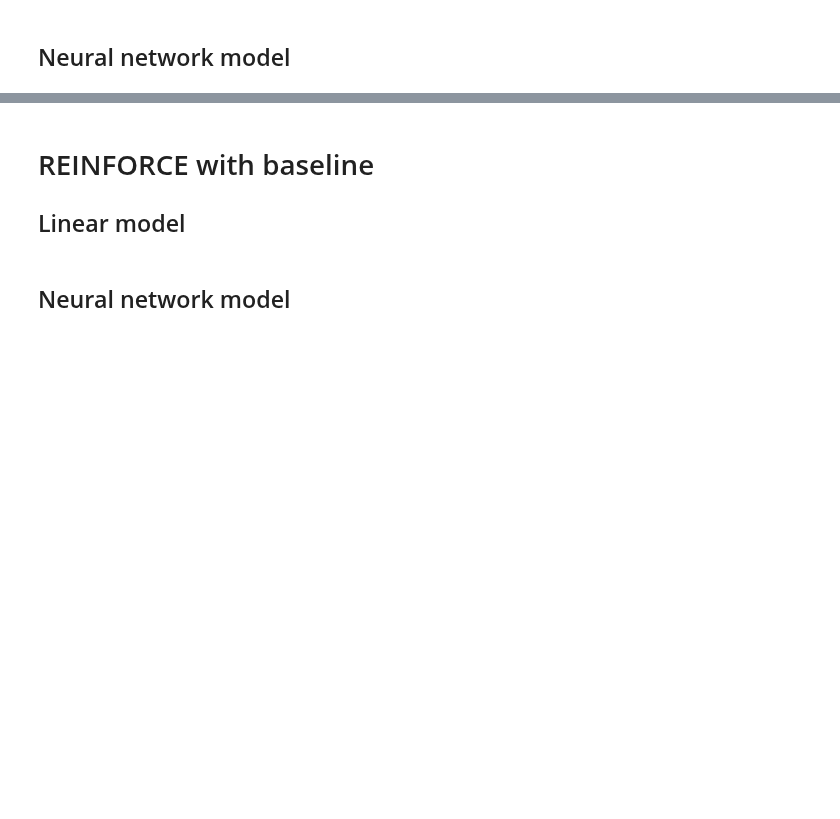
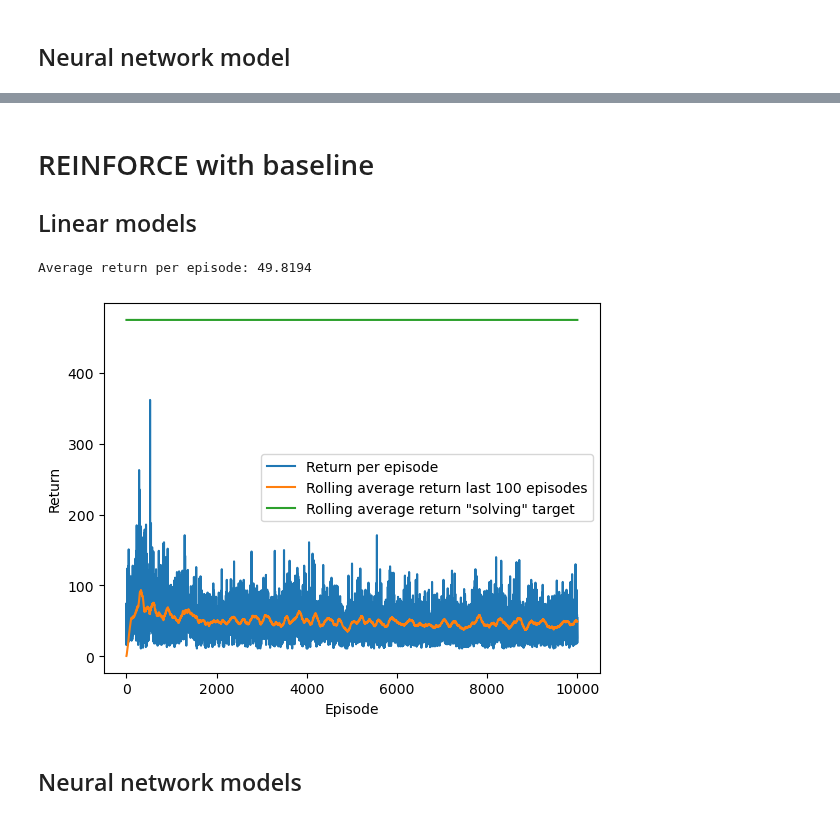
Before and after one commit to CarlFredriksson/rl-gymnasium-training, a Jupyter notebook: CartPole/cart_pole_reinforce.ipynb, the cells around one changed output, grey strips where cells are left out. Saved outputs shown, nothing was run; the diff lists cells and outputs as text; code cells hidden in the pictures; blank space fills up the shorter version.

```diff
--- a/CartPole/cart_pole_reinforce.ipynb
+++ b/CartPole/cart_pole_reinforce.ipynb
@@ -67,6 +69,23 @@ Average return per episode: 89.8009
 # %% [markdown]
 # REINFORCE with baseline
 
-## Linear model
+## Linear models
+# %%
+env = gym.make(ENVIRONMENT_ID)
+policy_model = torch.nn.Sequential(
+    torch.nn.Linear(env.observation_space.shape[0], env.action_space.n),
+    torch.nn.Softmax(dim=0)
+).to(device)
+value_model = torch.nn.Linear(env.observation_space.shape[0], 1).to(device)
+policy_optimizer = torch.optim.SGD(policy_model.parameters(), lr=0.01)
+value_optimizer = torch.optim.SGD(value_model.parameters(), lr=0.01)
+returns, states, actions, rewards = policy_gradient_methods.train_episodic_reinforce_with_baseline(
+    env, policy_model, value_model, policy_optimizer, value_optimizer, device, RNG_SEED, NUM_EPISODES, GAMMA, GRAD_CLIP_VALUE
+)
+env.close()
+utils.plot_returns(returns, env.spec.reward_threshold)
+# %% [output]
+Average return per episode: 49.8194
+[figure, added]
 # %% [markdown]
-## Neural network model
+## Neural network models
```
Also changed, not shown: parts of 4 cells of this notebook, 1 other file.
